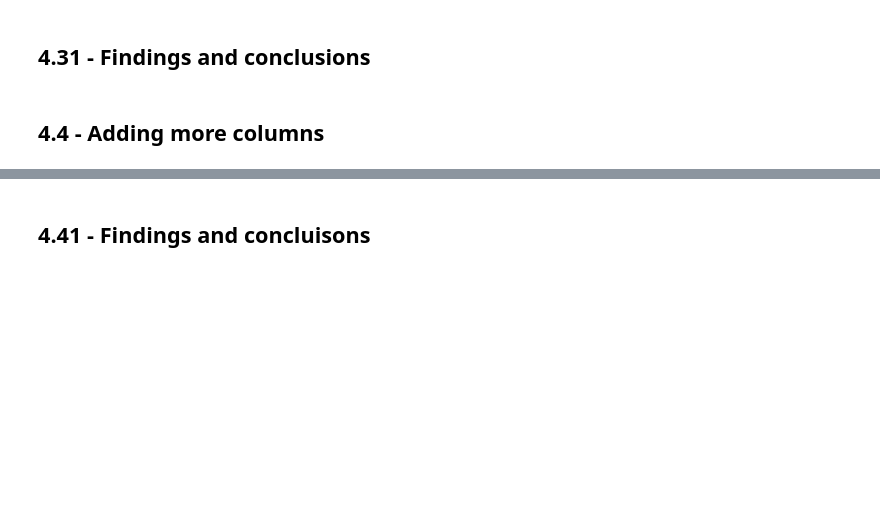
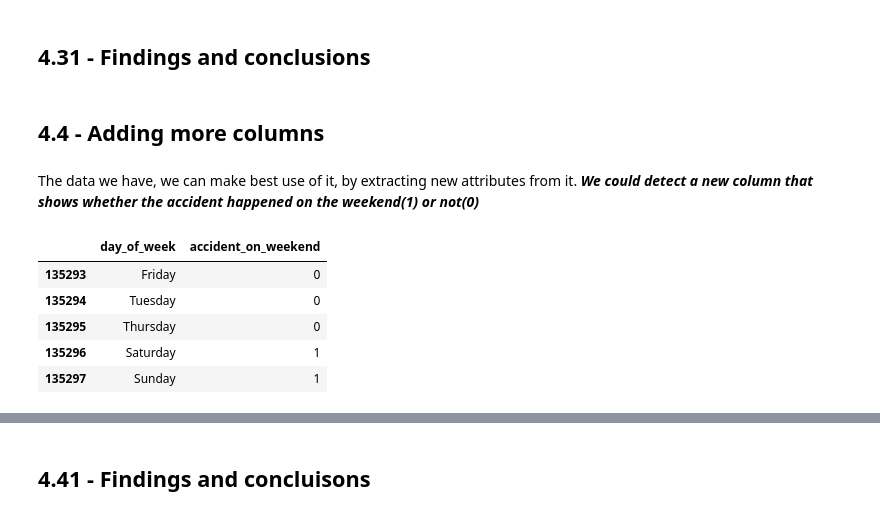
Before and after one commit to Abdelrahman-Khater/DE, a Jupyter notebook: m1 khair.ipynb, the cells around one changed output, grey strips where cells are left out. Cells and saved outputs as stored; diff of their text form; code cells hidden in the pictures; blank space fills up the shorter version.

```diff
--- a/m1 khair.ipynb
+++ b/m1 khair.ipynb
@@ -673,3 +673,19 @@ The problem using the number is that they introduce relation/comparison between
 ## 4.31 - Findings and conclusions
 # %% [markdown]
 ## 4.4 - Adding more columns
+# %% [markdown]
+The data we have, we can make best use of it, by extracting new attributes from it.
+***We could detect a new column that shows whether the accident happened on the weekend(1) or not(0)***
+# %%
+import pandas as pd
+df=pd.read_csv("cleaned_ds.csv")
+# %%
+df["accident_on_weekend"]= np.where((df["day_of_week"] =="Saturday") |  (df["day_of_week"] == "Sunday"), 1, 0)
+df.loc[:,["day_of_week","accident_on_weekend"]].tail(5)
+# %% [output]
+|  | day_of_week | accident_on_weekend |
+| 135293 | Friday | 0 |
+| 135294 | Tuesday | 0 |
+| 135295 | Thursday | 0 |
+| 135296 | Saturday | 1 |
+| 135297 | Sunday | 1 |
```
Also changed, not shown: parts of 3 cells of this notebook.
